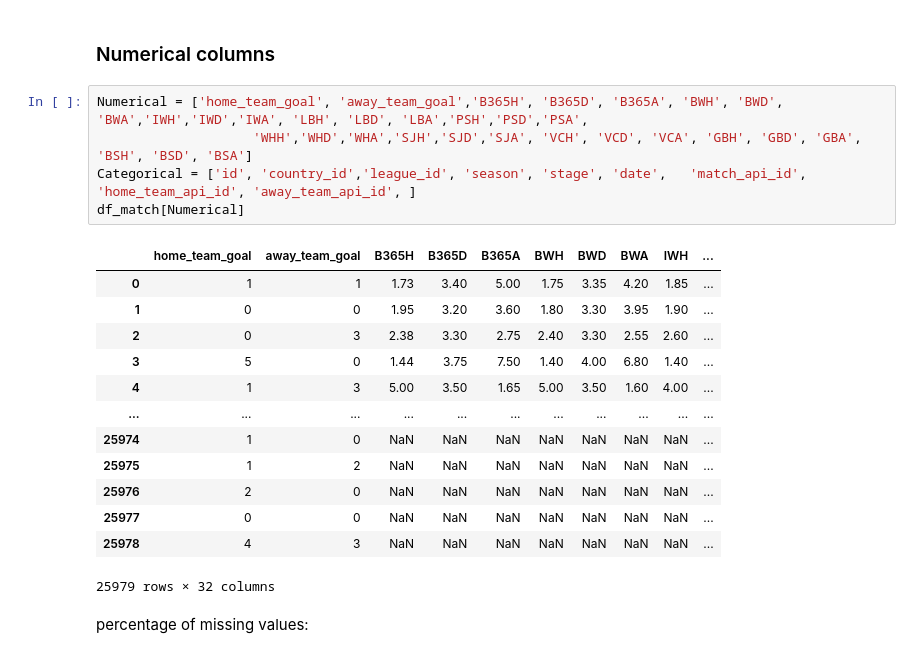
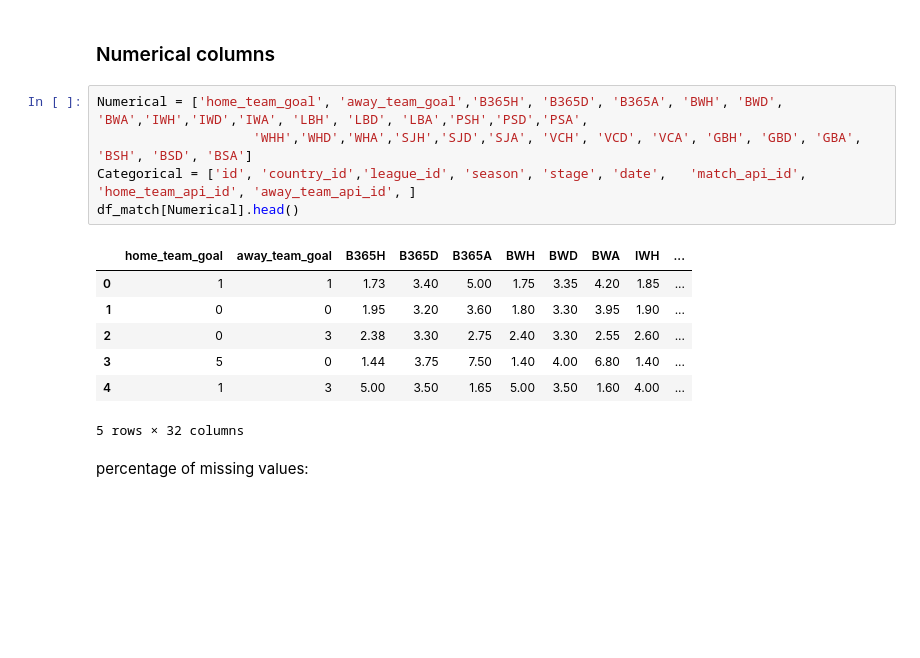
Before and after one commit to hieuhuynhcao/DSProgramming_Final, a Jupyter notebook: analyze.ipynb, the cells around one changed output. Drawn from its saved outputs; the diff is of its cells as text; blank space fills up the shorter version.

```diff
--- a/analyze.ipynb
+++ b/analyze.ipynb
@@ -102,22 +124,16 @@ memory usage: 22.8+ MB
 # %%
 Numerical = ['home_team_goal', 'away_team_goal','B365H', 'B365D', 'B365A', 'BWH', 'BWD', 'BWA','IWH','IWD','IWA', 'LBH', 'LBD', 'LBA','PSH','PSD','PSA',
                     'WHH','WHD','WHA','SJH','SJD','SJA', 'VCH', 'VCD', 'VCA', 'GBH', 'GBD', 'GBA', 'BSH', 'BSD', 'BSA']
 Categorical = ['id', 'country_id','league_id', 'season', 'stage', 'date',	'match_api_id',	'home_team_api_id',	'away_team_api_id',	]
-df_match[Numerical]
+df_match[Numerical].head()
 # %% [output]
 |  | home_team_goal | away_team_goal | B365H | B365D | B365A | BWH | BWD | BWA | IWH | ... |
 | 0 | 1 | 1 | 1.73 | 3.40 | 5.00 | 1.75 | 3.35 | 4.20 | 1.85 | ... |
 | 1 | 0 | 0 | 1.95 | 3.20 | 3.60 | 1.80 | 3.30 | 3.95 | 1.90 | ... |
 | 2 | 0 | 3 | 2.38 | 3.30 | 2.75 | 2.40 | 3.30 | 2.55 | 2.60 | ... |
 | 3 | 5 | 0 | 1.44 | 3.75 | 7.50 | 1.40 | 4.00 | 6.80 | 1.40 | ... |
 | 4 | 1 | 3 | 5.00 | 3.50 | 1.65 | 5.00 | 3.50 | 1.60 | 4.00 | ... |
-| ... | ... | ... | ... | ... | ... | ... | ... | ... | ... | ... |
-| 25974 | 1 | 0 | NaN | NaN | NaN | NaN | NaN | NaN | NaN | ... |
-| 25975 | 1 | 2 | NaN | NaN | NaN | NaN | NaN | NaN | NaN | ... |
-| 25976 | 2 | 0 | NaN | NaN | NaN | NaN | NaN | NaN | NaN | ... |
-| 25977 | 0 | 0 | NaN | NaN | NaN | NaN | NaN | NaN | NaN | ... |
-| 25978 | 4 | 3 | NaN | NaN | NaN | NaN | NaN | NaN | NaN | ... |
-25979 rows × 32 columns
+5 rows × 32 columns
 # %% [markdown]
 percentage of missing values:
 # %%
```
Also changed, not shown: parts of 40 cells of this notebook.
